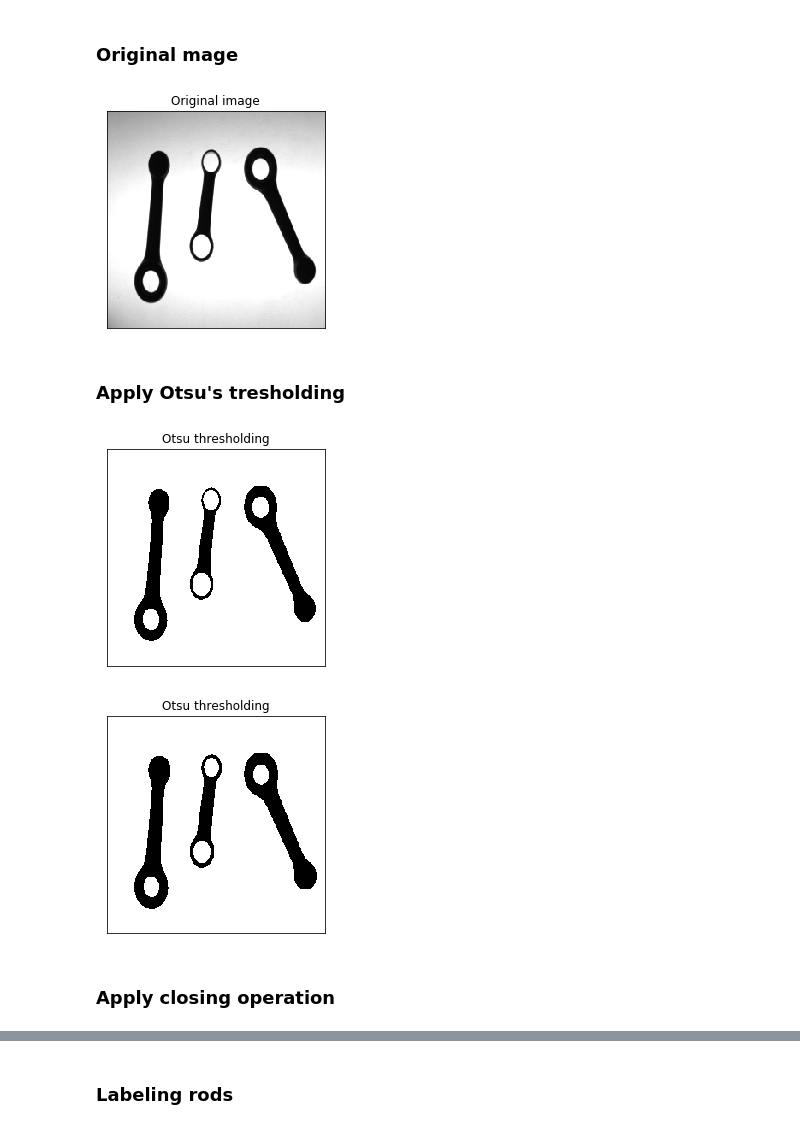
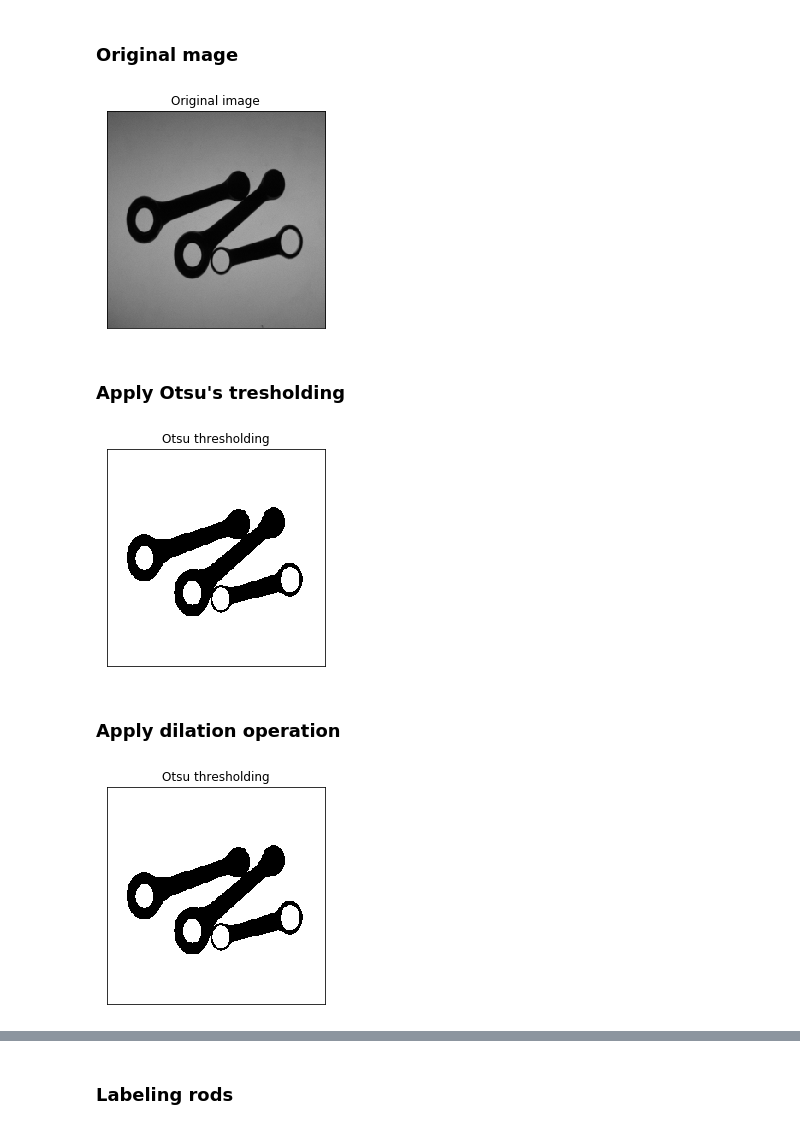
Before and after one commit to pptr3/connecting-rods, a Jupyter notebook: Connecting Rods.ipynb, the cells around one changed output, grey strips where cells are left out. Cells and saved outputs as stored; diff of their text form; code cells hidden in the pictures.

Commit message:
fix dilation bug and remove closing operation

```diff
--- a/Connecting Rods.ipynb
+++ b/Connecting Rods.ipynb
@@ -5,16 +5,16 @@
 # %%
 import cv2 as cv
 import numpy as np
 from matplotlib import pyplot as plt
 plt.figure(figsize=(4,4))
 
-original_img = cv.imread('testImages/TESI00.BMP', 0)
+original_img = cv.imread('testImages/TESI51.BMP', 0)
 img = original_img.copy()
 plt.imshow(img, cmap='gray',vmin=0,vmax=255)
 plt.title('Original image'), plt.xticks([]), plt.yticks([])
 plt.show()
 # %% [output]
-[figure, old version]
+[figure, new version]
 # %% [markdown]
 ### Apply Otsu's tresholding
 # %%
@@ -25,15 +25,15 @@ plt.imshow(imgf,cmap = 'gray')
 plt.title('Otsu thresholding'), plt.xticks([]), plt.yticks([])
 plt.show()
 # %% [output]
-[figure, old version]
+[figure, new version]
+# %% [markdown]
+### Apply dilation operation
 # %%
 kernel = np.ones((2,2), np.uint8)
-# actually this is a dilation
-imgf = cv.erode(imgf, kernel, iterations=1)
+# here I applied erode to background which is the dilation for foreground
+dilated_image = cv.erode(imgf, kernel, iterations=1)
 plt.imshow(imgf,cmap = 'gray')
 plt.title('Otsu thresholding'), plt.xticks([]), plt.yticks([])
 plt.show()
 # %% [output]
-[figure, old version]
+[figure, new version]
-# %% [markdown]
-### Apply closing operation
```
Also changed, not shown: parts of 8 cells of this notebook.
